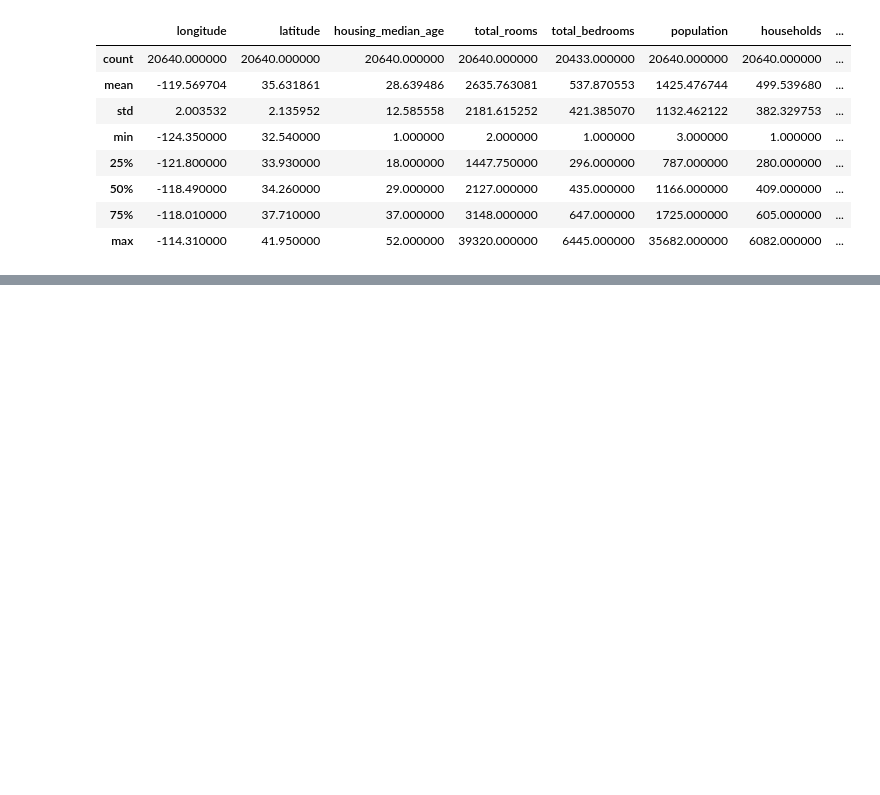
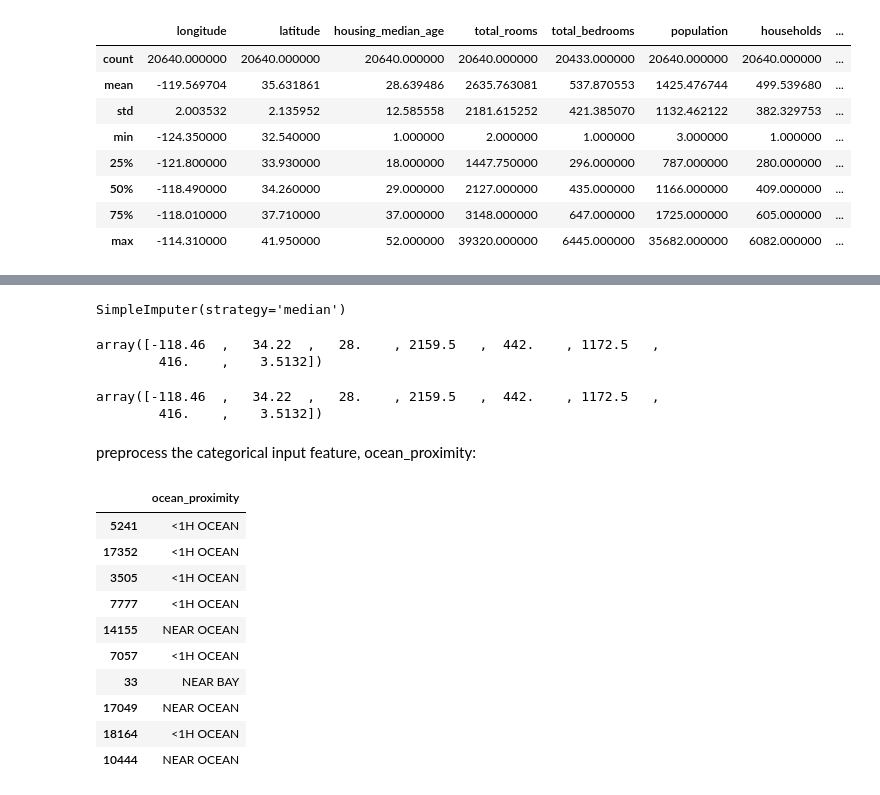
Before and after one commit to RauPro/House-Price-Predict, a Jupyter notebook: house_price_predict.ipynb, the cells around one changed output, grey strips where cells are left out. Saved outputs shown, nothing was run; the diff lists cells and outputs as text; code cells hidden in the pictures; blank space fills up the shorter version.

Commit message:
Fit and tranform data using pipelines

```diff
--- a/house_price_predict.ipynb
+++ b/house_price_predict.ipynb
@@ -337,0 +340,3 @@ housing.describe()
+# %%
+housing = strat_test_set.drop("median_house_value", axis = 1) # Drop the labels for traing data
+housing_labels = strat_train_set["median_house_value"].copy()
@@ -337,0 +359,16 @@ housing.describe()
+# %%
+imputer.fit(housing_num)
+# %% [output]
+SimpleImputer(strategy='median')
+# %%
+imputer.statistics_
+# %% [output]
+array([-118.46  ,   34.22  ,   28.    , 2159.5   ,  442.    , 1172.5   ,
+        416.    ,    3.5132])
+# %%
+# Check that this is the same as manually computing the median of each attribute:
+
+housing_num.median().values
+# %% [output]
+array([-118.46  ,   34.22  ,   28.    , 2159.5   ,  442.    , 1172.5   ,
+        416.    ,    3.5132])
@@ -337,0 +378,17 @@ housing.describe()
+# %% [markdown]
+preprocess the categorical input feature, ocean_proximity:
+# %%
+housing_cat = housing[["ocean_proximity"]]
+housing_cat.head(10)
+# %% [output]
+|  | ocean_proximity |
+| 5241 | <1H OCEAN |
+| 17352 | <1H OCEAN |
+| 3505 | <1H OCEAN |
+| 7777 | <1H OCEAN |
+| 14155 | NEAR OCEAN |
+| 7057 | <1H OCEAN |
+| 33 | NEAR BAY |
+| 17049 | NEAR OCEAN |
+| 18164 | <1H OCEAN |
+| 10444 | NEAR OCEAN |
```
Also changed, not shown: parts of 12 cells of this notebook.
